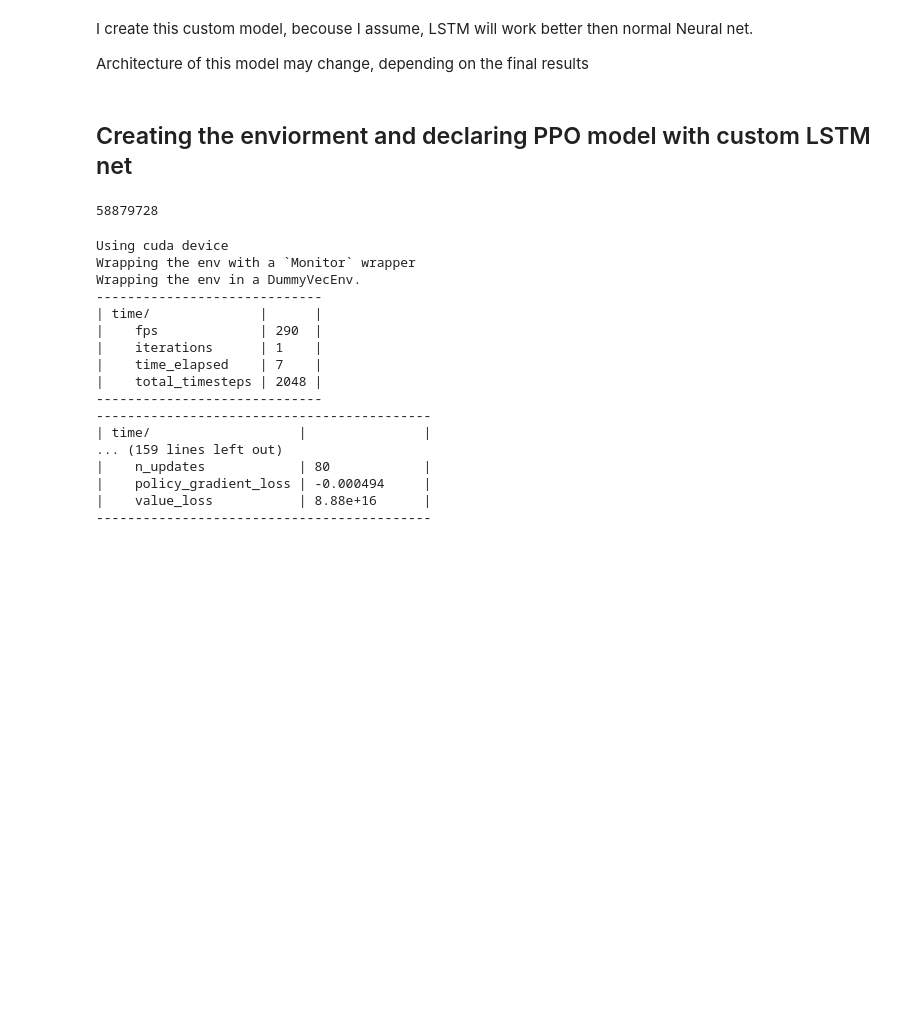
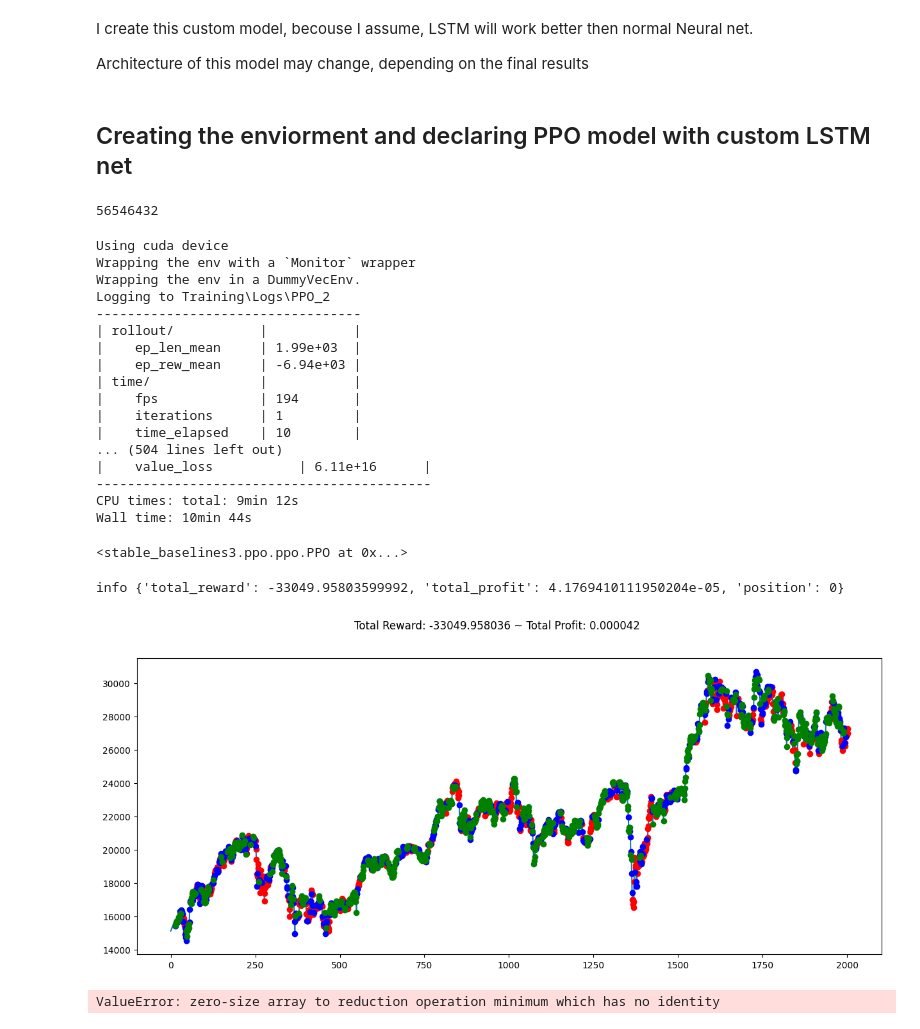
Before and after one commit to GrayMan124/Reinforment_Learning_Procjets, a Jupyter notebook: Stock_trading_bot/N225_Index_trading.ipynb, the cells around one changed output. Saved outputs shown, nothing was run; the diff lists cells and outputs as text; code cells hidden in the pictures; blank space fills up the shorter version.

```diff
--- a/Stock_trading_bot/N225_Index_trading.ipynb
+++ b/Stock_trading_bot/N225_Index_trading.ipynb
@@ -445,27 +434,27 @@ class customLSTM(nn.Module):
         self.hidden_size = hidden_size
         self.lstm=nn.LSTM(input_size,hidden_size,num_layers=2,bidirectional= True)#,batch_first=True)
         self.fully_connected=nn.Sequential(
-            nn.Linear(hidden_size*2,4048),
-            nn.BatchNorm1d(4048),
+            nn.Linear(hidden_size*2,4096),
+            nn.BatchNorm1d(4096),
             nn.ReLU(),
             nn.Dropout(0.2),
-            nn.Linear(4048,2048),
+            nn.Linear(4096,2048),
             nn.BatchNorm1d(2048),
             nn.ReLU(),
             nn.Dropout(0.2),
             nn.Linear(2048,1024),
             nn.BatchNorm1d(1024),
+            # nn.ReLU(),
+            # nn.Dropout(0.2),
+            # nn.Linear(2048,512),
+            # nn.BatchNorm1d(512),
+            # nn.ReLU(),
+            # nn.Dropout(0.2),
+            # nn.Linear(512,1024),
+            # nn.BatchNorm1d(1024),
             nn.ReLU(),
             nn.Dropout(0.2),
-            nn.Linear(1024,2048),
-            nn.BatchNorm1d(2048),
-            nn.ReLU(),
-            nn.Dropout(0.2),
-            nn.Linear(2048,256),
-            nn.BatchNorm1d(256),
-            nn.ReLU(),
-            nn.Dropout(0.2),
-            nn.Linear(256,output_size),
+            nn.Linear(1024,output_size),
             nn.ReLU()
         )
     def forward(self,x):
@@ -509,16 +498,16 @@ class CustomNetwork(nn.Module):
         #     nn.Linear(feature_dim, last_layer_dim_pi), nn.ReLU()
         # )
 
-        self.policy_net = customLSTM(feature_dim,1024,last_layer_dim_pi)
+        self.policy_net = customLSTM(feature_dim,512,last_layer_dim_pi)
         # Value network
         self.value_net = nn.Sequential(
-            nn.Linear(feature_dim, 256),
+            nn.Linear(feature_dim, 512),
             nn.ReLU(),
             # nn.Dropout(0.3),
-            nn.Linear(256,128),
+            nn.Linear(512,256),
             nn.ReLU(),
             # nn.Dropout(0.3),
-            nn.Linear(128,256),
+            nn.Linear(256,256),
             nn.ReLU(),
             # nn.Dropout(0.3),
             nn.Linear(256,128),
@@ -572,7 +561,7 @@ class CustomActorCriticPolicy(ActorCriticPolicy):
 # %% [markdown]
 ## Creating the enviorment and declaring PPO model with custom LSTM net
 # %%
-env = StocksEnv(df=df,window_size = 30, frame_bound=(30,5000))
+env = StocksEnv(df=df,window_size = 14, frame_bound=(3000,5000))
 # %%
 save_path = os.path.join('Training', 'Saved_models_N225')
 log_path = os.path.join('Training','Logs')
@@ -586,48 +575,51 @@ def count_parameters(model):
 # %%
 count_parameters(customLSTM(16*30,1024,128))
 # %% [output]
-58879728
+56546432
 # %%
 
-model = PPO(CustomActorCriticPolicy, env, verbose=1)#,tensorboard_log = log_path)
-
+model = PPO(CustomActorCriticPolicy, env, verbose=1,tensorboard_log = log_path)
 %time model.learn(50000)#,callback = eval_callback)
 # %% [output]
 Using cuda device
 Wrapping the env with a `Monitor` wrapper
 Wrapping the env in a DummyVecEnv.
------------------------------
-| time/              |      |
-|    fps             | 290  |
-|    iterations      | 1    |
-|    time_elapsed    | 7    |
-|    total_timesteps | 2048 |
------------------------------
+Logging to Training\Logs\PPO_2
+----------------------------------
+| rollout/           |           |
+|    ep_len_mean     | 1.99e+03  |
+|    ep_rew_mean     | -6.94e+03 |
+| time/              |           |
+|    fps             | 194       |
+|    iterations      | 1         |
+|    time_elapsed    | 10        |
+... (504 lines left out)
+|    value_loss           | 6.11e+16      |
 -------------------------------------------
-| time/                   |               |
-... (159 lines left out)
-|    n_updates            | 80            |
-|    policy_gradient_loss | -0.000494     |
-|    value_loss           | 8.88e+16      |
--------------------------------------------
+CPU times: total: 9min 12s
+Wall time: 10min 44s
+<stable_baselines3.ppo.ppo.PPO at 0x...>
 # %%
-env = StocksEnv(df = df, frame_bound=(30,5000), window_size = 30)
+env = StocksEnv(df = df, frame_bound=(3000,5000), window_size = 14)
 obs = env.reset()
 while True:
     # obs = obs[np.newaxis, ...]
     # print(obs.shape)
     action, _states = model.predict(obs)
     obs,rewards,done,info = env.step(action)
     if done:
         print("info",info)
         break
 
 plt.figure(figsize=(15,6))
 plt.cla()
 env.render_all()
 plt.show()
+# %% [output]
+info {'total_reward': -33049.95803599992, 'total_profit': 4.1769410111950204e-05, 'position': 0}
+[figure, added]
 # %%
-env = StocksEnv(df = df, frame_bound=(5020,5300), window_size = 30)
+env = StocksEnv(df = df, frame_bound=(5014,5300), window_size = 14)
 obs = env.reset()
 while True:
     # obs = obs[np.newaxis, ...]
@@ -642,3 +634,5 @@ plt.figure(figsize=(15,6))
 plt.cla()
 env.render_all()
 plt.show()
+# %% [output]
+ValueError: zero-size array to reduction operation minimum which has no identity
```
Also changed, not shown: parts of 3 cells of this notebook, 2 other files.
